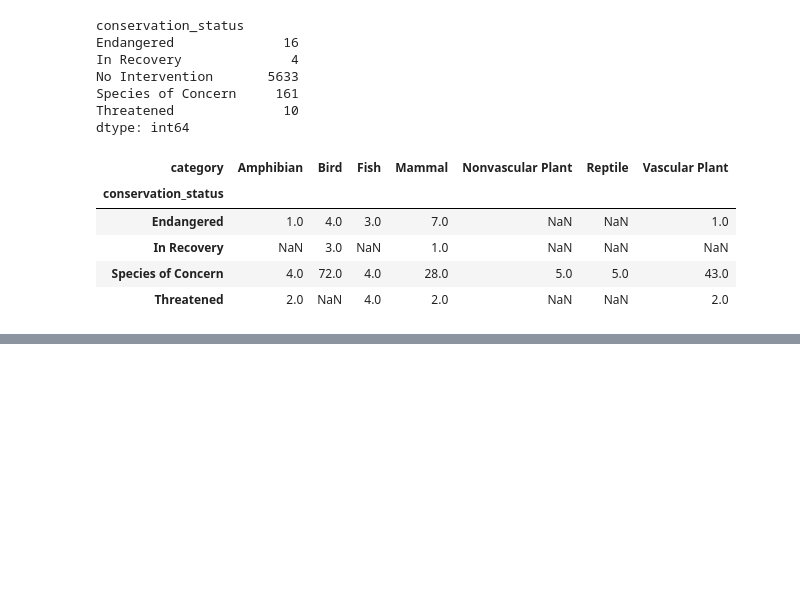
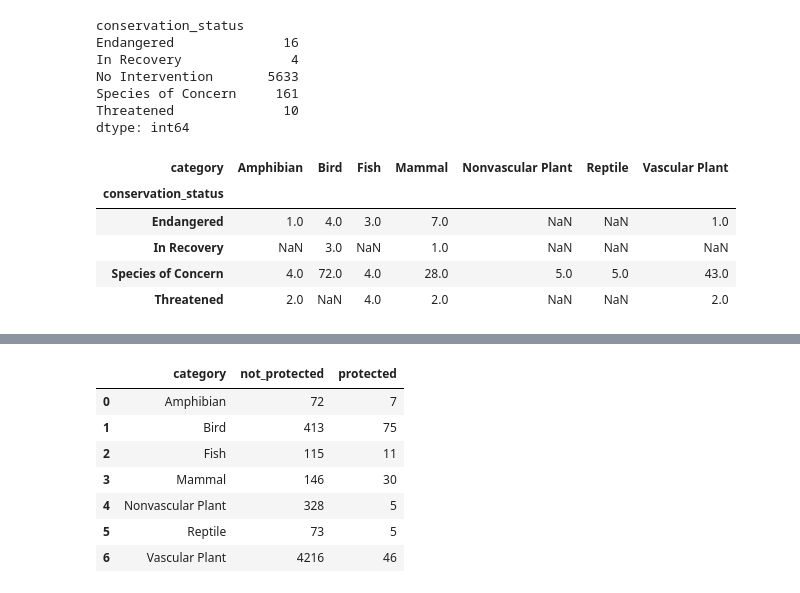
Before and after one commit to Afroleus/Biodiversity-National-Park-Project, a Jupyter notebook: Biodiversity Project.ipynb, the cells around one changed output, grey strips where cells are left out. Cells and saved outputs as stored; diff of their text form; code cells hidden in the pictures; blank space fills up the shorter version.

```diff
--- a/Biodiversity Project.ipynb
+++ b/Biodiversity Project.ipynb
@@ -132,0 +143,20 @@ conservationCategory
+# %%
+category_counts = species_info.groupby(['category','is_protected'])\
+    .scientific_name.nunique()\
+    .reset_index()\
+    .pivot(columns='is_protected',
+          index='category',
+          values='scientific_name')\
+    .reset_index()
+category_counts.columns = ['category','not_protected','protected']
+
+category_counts
+# %% [output]
+|  | category | not_protected | protected |
+| 0 | Amphibian | 72 | 7 |
+| 1 | Bird | 413 | 75 |
+| 2 | Fish | 115 | 11 |
+| 3 | Mammal | 146 | 30 |
+| 4 | Nonvascular Plant | 328 | 5 |
+| 5 | Reptile | 73 | 5 |
+| 6 | Vascular Plant | 4216 | 46 |
```
Also changed, not shown: parts of 6 cells of this notebook.
